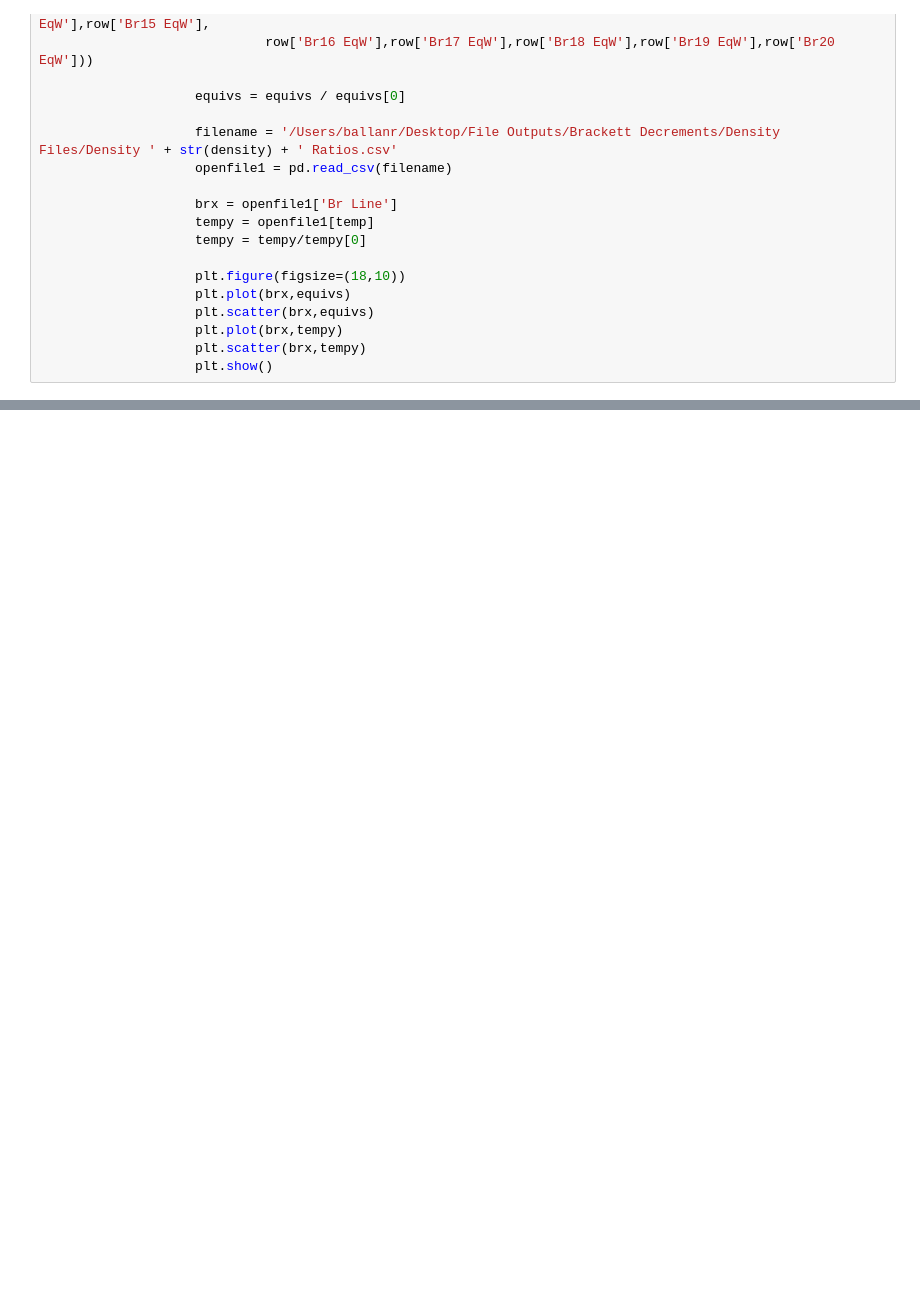
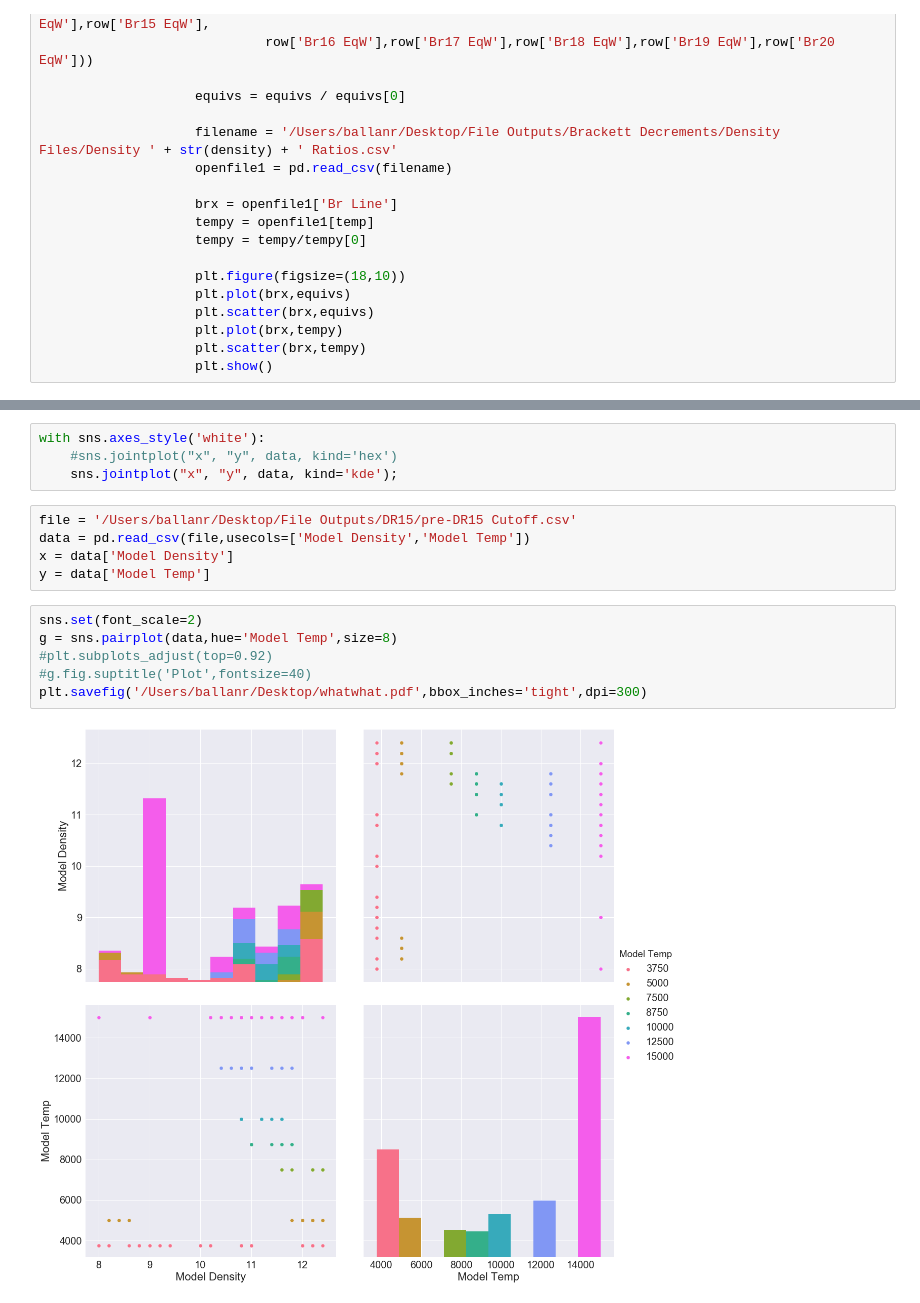
Before and after one commit to ballanr/T-Tauri, a Jupyter notebook: In Development/Untitled1.ipynb, the cells around one changed output, grey strips where cells are left out. Saved outputs shown, nothing was run; the diff lists cells and outputs as text; blank space fills up the shorter version.

```diff
--- a/In Development/Untitled1.ipynb
+++ b/In Development/Untitled1.ipynb
@@ -259,0 +312,17 @@ plt.close()
+# %%
+with sns.axes_style('white'):
+    #sns.jointplot("x", "y", data, kind='hex')
+    sns.jointplot("x", "y", data, kind='kde');
+# %%
+file = '/Users/ballanr/Desktop/File Outputs/DR15/pre-DR15 Cutoff.csv'
+data = pd.read_csv(file,usecols=['Model Density','Model Temp'])
+x = data['Model Density']
+y = data['Model Temp']
+# %%
+sns.set(font_scale=2)
+g = sns.pairplot(data,hue='Model Temp',size=8)
+#plt.subplots_adjust(top=0.92)
+#g.fig.suptitle('Plot',fontsize=40)
+plt.savefig('/Users/ballanr/Desktop/whatwhat.pdf',bbox_inches='tight',dpi=300)
+# %% [output]
+[figure, added]
```
Also changed, not shown: parts of 22 cells of this notebook.
